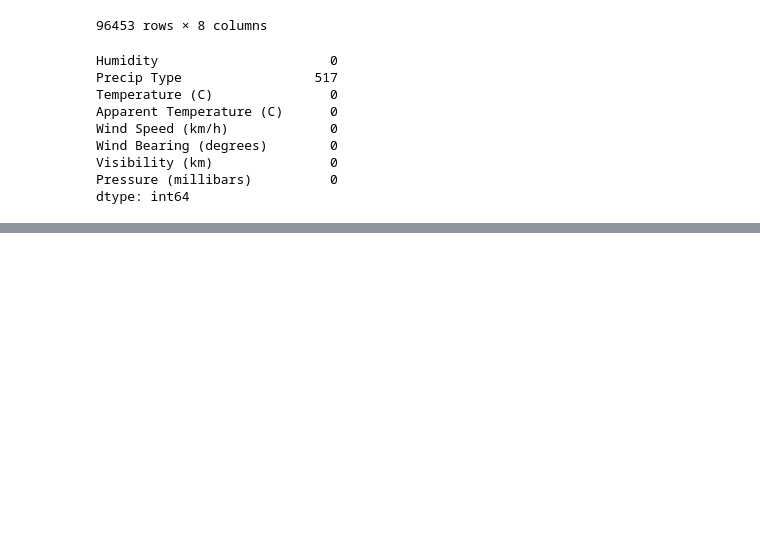
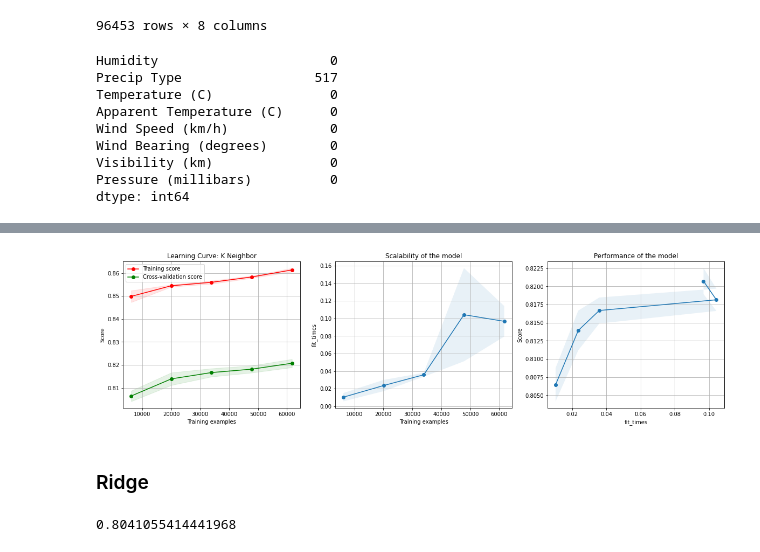
Before and after one commit to faisalbegins/MLMiniProjectOne, a Jupyter notebook: notebooks/HumidityPrediction.ipynb, the cells around one changed output, grey strips where cells are left out. Drawn from its saved outputs; the diff is of its cells as text; code cells hidden in the pictures; blank space fills up the shorter version.

```diff
--- a/notebooks/HumidityPrediction.ipynb
+++ b/notebooks/HumidityPrediction.ipynb
@@ -298,0 +266,6 @@ optimized_knn.score(X_test, Y_test)
+# %%
+# plot learning curve for K Neighbor
+plot_learning_curve(title='Learning Curve: KNN',
+                    estimator=KNeighborsClassifier(n_neighbors=7),
+                    X=X_train,y=y_train)
+# %% [output]
@@ -298,0 +273,12 @@ optimized_knn.score(X_test, Y_test)
+[figure, added]
+# %% [markdown]
+### Ridge
+# %%
+# Training Ridge Classifier
+from sklearn.linear_model import RidgeClassifier
+rdg = RidgeClassifier()
+rdg.fit(X_train, y_train)
+rdg.predict(X_test)
+rdg.score(X_test, y_test)
+# %% [output]
+0.8041055414441968
```
Also changed, not shown: parts of 65 cells of this notebook, 1 other file.
